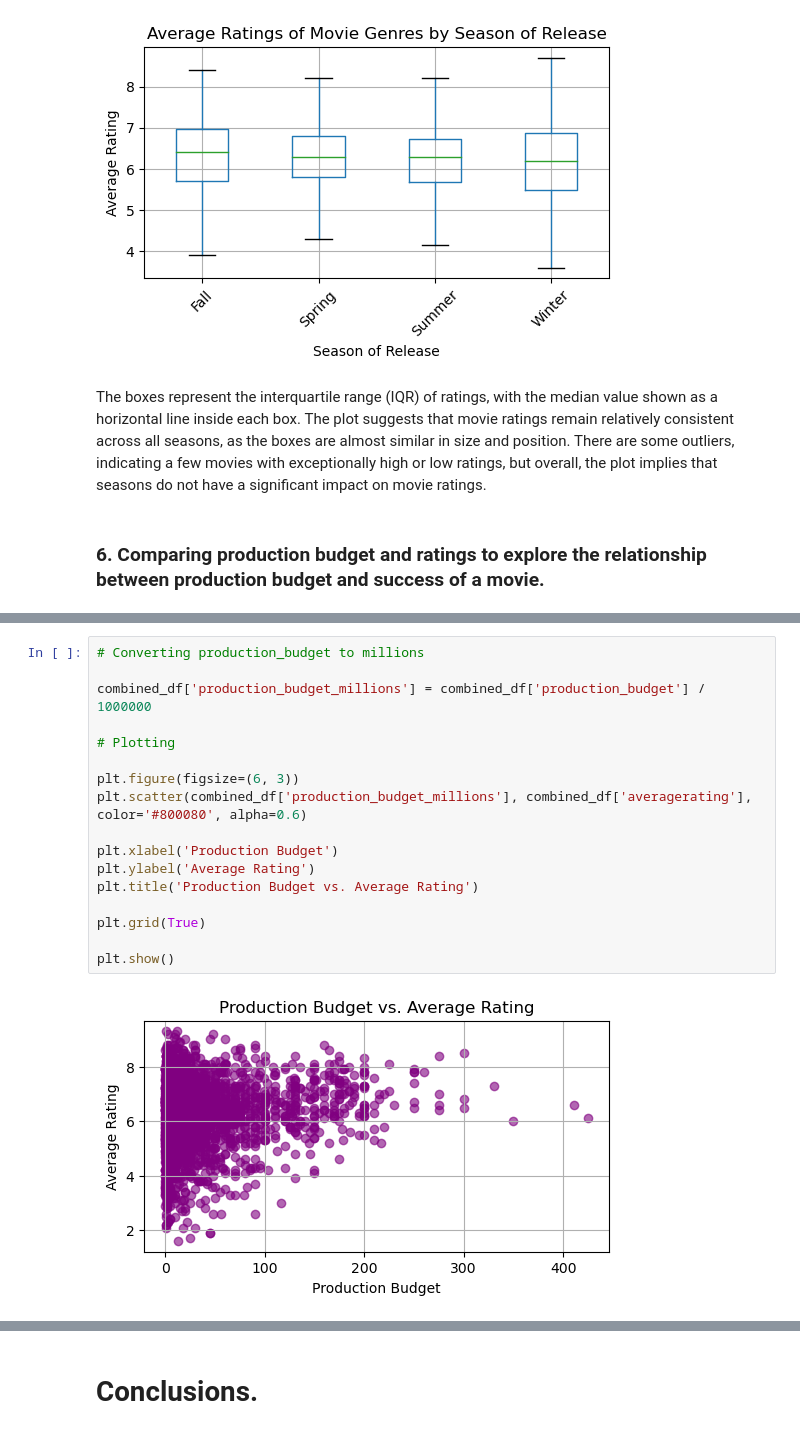
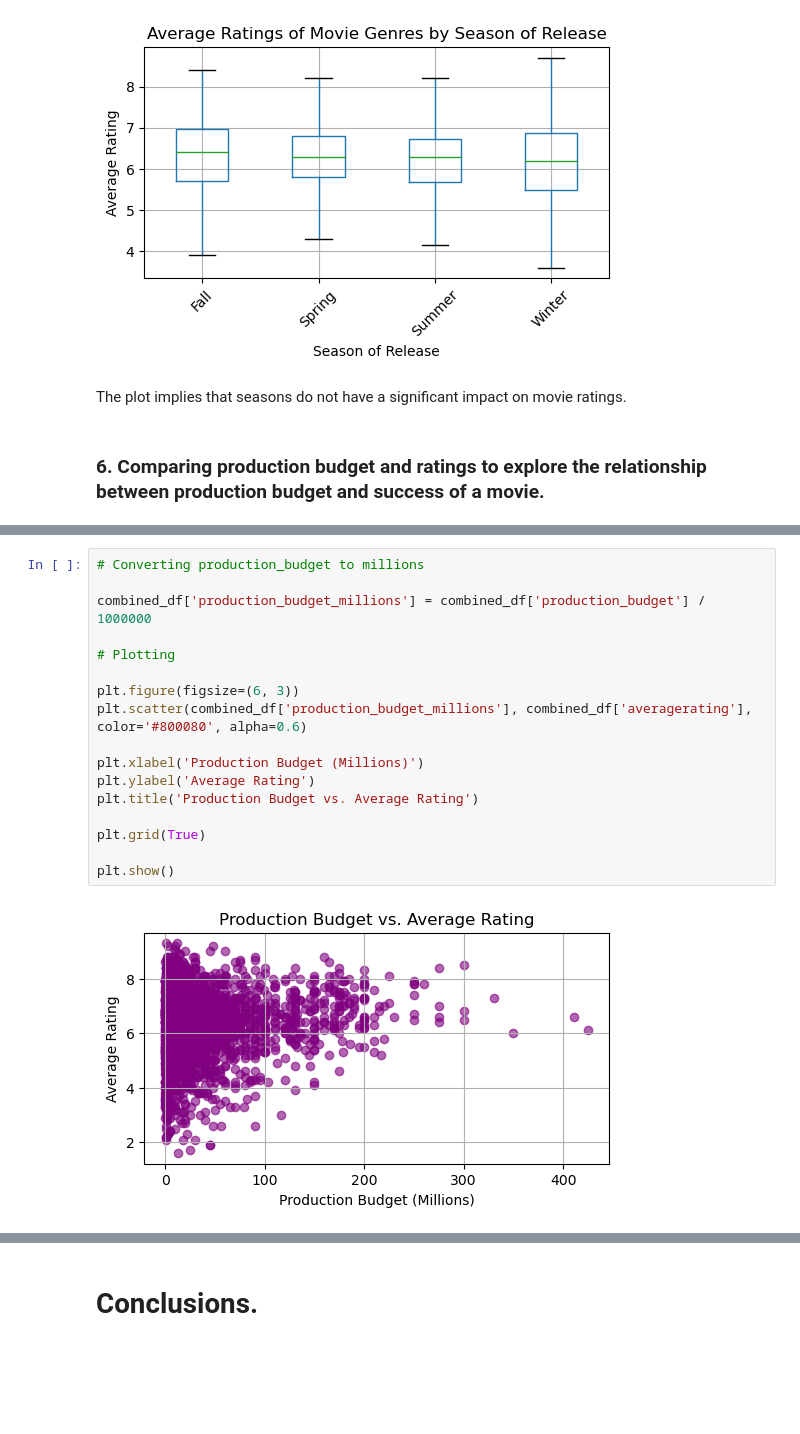
Before and after one commit to ItsjustWanjiru/Microsoft-Movie-Studio-Analysis, a Jupyter notebook: student.ipynb, the cells around one changed output, grey strips where cells are left out. Drawn from its saved outputs; the diff is of its cells as text; blank space fills up the shorter version.

```diff
--- a/student.ipynb
+++ b/student.ipynb
@@ -606,8 +609,8 @@ plt.grid(True)
 plt.show()
 # %% [output]
 [figure]
-# %% [markdown]
-The boxes represent the interquartile range (IQR) of ratings, with the median value shown as a horizontal line inside each box. The plot suggests that movie ratings remain relatively consistent across all seasons, as the boxes are almost similar in size and position. There are some outliers, indicating a few movies with exceptionally high or low ratings, but overall, the plot implies that seasons do not have a significant impact on movie ratings.
+# %% [markdown]
+The plot implies that seasons do not have a significant impact on movie ratings.
 # %% [markdown]
 ### 6. Comparing production budget and ratings to explore the relationship between production budget and success of a movie.
 # %%
@@ -625,21 +628,21 @@ combined_df.describe()
 # %%
 # Converting production_budget to millions
 
 combined_df['production_budget_millions'] = combined_df['production_budget'] / 1000000
 
 # Plotting
 
 plt.figure(figsize=(6, 3))
 plt.scatter(combined_df['production_budget_millions'], combined_df['averagerating'], color='#800080', alpha=0.6)
 
-plt.xlabel('Production Budget')
+plt.xlabel('Production Budget (Millions)')
 plt.ylabel('Average Rating')
 plt.title('Production Budget vs. Average Rating')
 
 plt.grid(True)
 
 plt.show()
 # %% [output]
-[figure, old version]
+[figure, new version]
 # %% [markdown]
 The scatter plot does not show a clear linear relationship between production budget and average rating. There is no consistent pattern that higher production budgets lead to higher average ratings.
```
Also changed, not shown: parts of 7 cells of this notebook, 3 other files.
